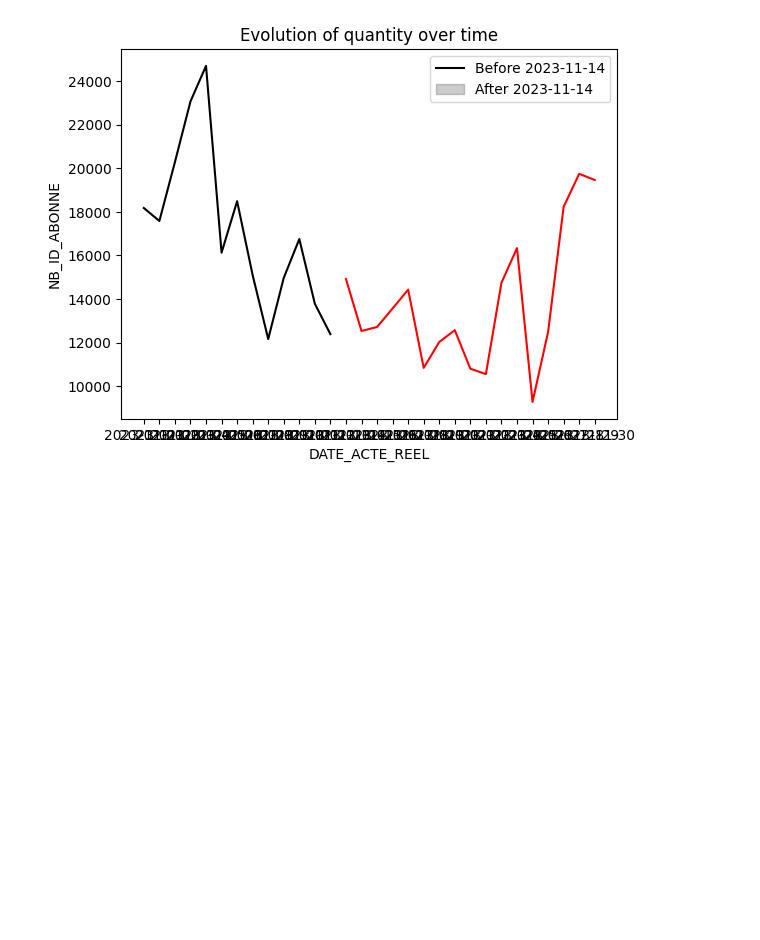
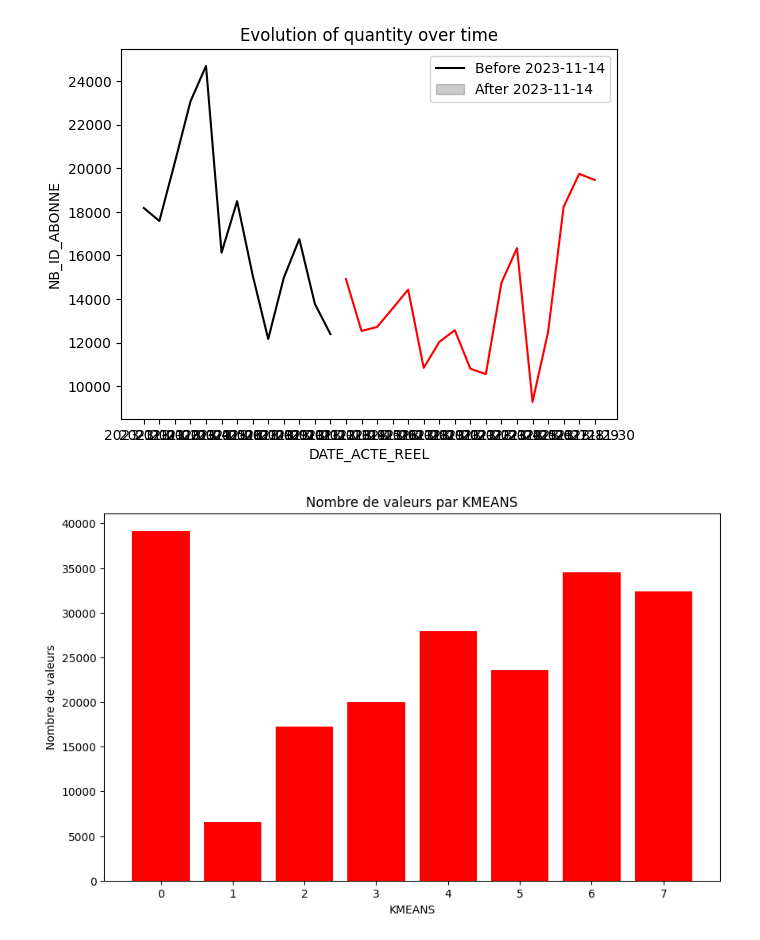
Before and after one commit to Statapp-CANAL/Statapp-CANAL, a Jupyter notebook: Data_operations/antoine.ipynb, the cells around one changed output. Saved outputs shown, nothing was run; the diff lists cells and outputs as text; code cells hidden in the pictures; blank space fills up the shorter version.

Commit message:
graphiques

```diff
--- a/Data_operations/antoine.ipynb
+++ b/Data_operations/antoine.ipynb
@@ -23,0 +41,6 @@ True
+# %%
+new = file_to_dataframe(data_path + "new_abos.csv")
+cluster_id = file_to_dataframe(data_path + "Clustering_results/final_partiel/clusters_id_partiel.csv")
+cluster_id_all = file_to_dataframe(data_path + "Clustering_results/final_total/clusters_id_all.csv")
+df = join_dataFrames(new, cluster_id, 'ID_ABONNE')
+df.groupby(['Cluster_8']).count()
@@ -185,3 +215,18 @@ plt.legend(['Before 2023-11-14', 'After 2023-11-14'])
 plt.show()
 # %% [output]
 [figure]
+# %%
+rep_odd = join_dataFrames(odd, cluster_id_all, 'ID_ABONNE')
+liste = rep_odd.groupby(['KMEANS']).count()
+donnees_odd = pd.DataFrame(liste)
+donnees_odd['KMEANS'] = donnees_odd.index
+
+plt.figure(figsize=(10, 6))
+plt.bar(donnees_odd['KMEANS'], donnees_odd['ID_ABONNE'], color='red')
+plt.xlabel('KMEANS')
+plt.ylabel('Nombre de valeurs')
+plt.title('Nombre de valeurs par KMEANS')
+plt.xticks(donnees_odd['KMEANS'])
+plt.show()
+# %% [output]
+[figure, added]
```
Also changed, not shown: parts of 14 cells of this notebook.
